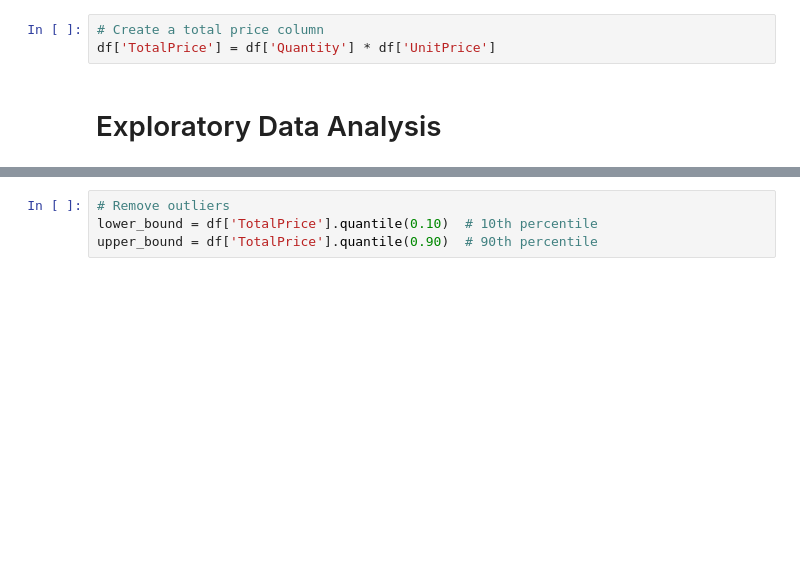
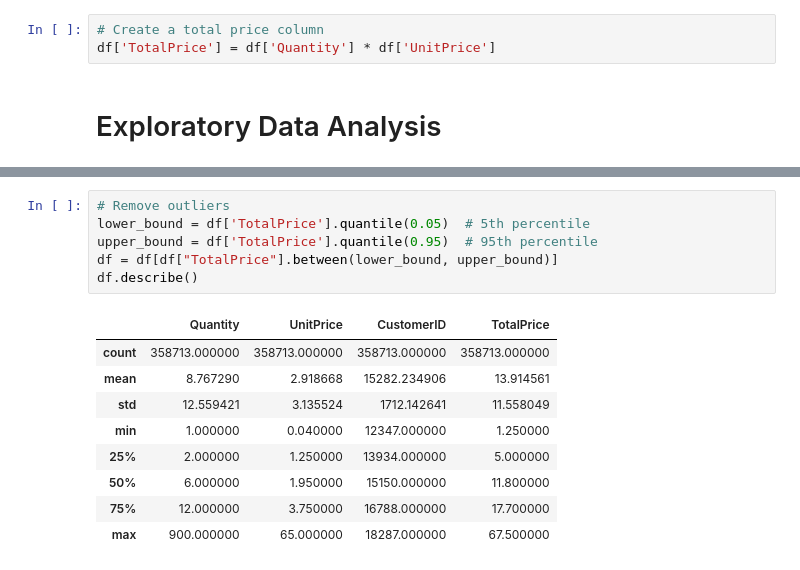
Before and after one commit to Sodiqlef/KMeans-RFM-customer-segmentation, a Jupyter notebook: KMeans-customers-segmentation.ipynb, the cells around one changed output, grey strips where cells are left out. Saved outputs shown, nothing was run; the diff lists cells and outputs as text; blank space fills up the shorter version.

```diff
--- a/KMeans-customers-segmentation.ipynb
+++ b/KMeans-customers-segmentation.ipynb
@@ -73,6 +143,18 @@ plt.show()
 # %%
 # Remove outliers
-lower_bound = df['TotalPrice'].quantile(0.10)  # 10th percentile
-upper_bound = df['TotalPrice'].quantile(0.90)  # 90th percentile
+lower_bound = df['TotalPrice'].quantile(0.05)  # 5th percentile
+upper_bound = df['TotalPrice'].quantile(0.95)  # 95th percentile
+df = df[df["TotalPrice"].between(lower_bound, upper_bound)]
+df.describe()
+# %% [output]
+|  | Quantity | UnitPrice | CustomerID | TotalPrice |
+| count | 358713.000000 | 358713.000000 | 358713.000000 | 358713.000000 |
+| mean | 8.767290 | 2.918668 | 15282.234906 | 13.914561 |
+| std | 12.559421 | 3.135524 | 1712.142641 | 11.558049 |
+| min | 1.000000 | 0.040000 | 12347.000000 | 1.250000 |
+| 25% | 2.000000 | 1.250000 | 13934.000000 | 5.000000 |
+| 50% | 6.000000 | 1.950000 | 15150.000000 | 11.800000 |
+| 75% | 12.000000 | 3.750000 | 16788.000000 | 17.700000 |
+| max | 900.000000 | 65.000000 | 18287.000000 | 67.500000 |
 # %%
 # Check the distribution of UnitPrice
```
Also changed, not shown: parts of 12 cells of this notebook.
